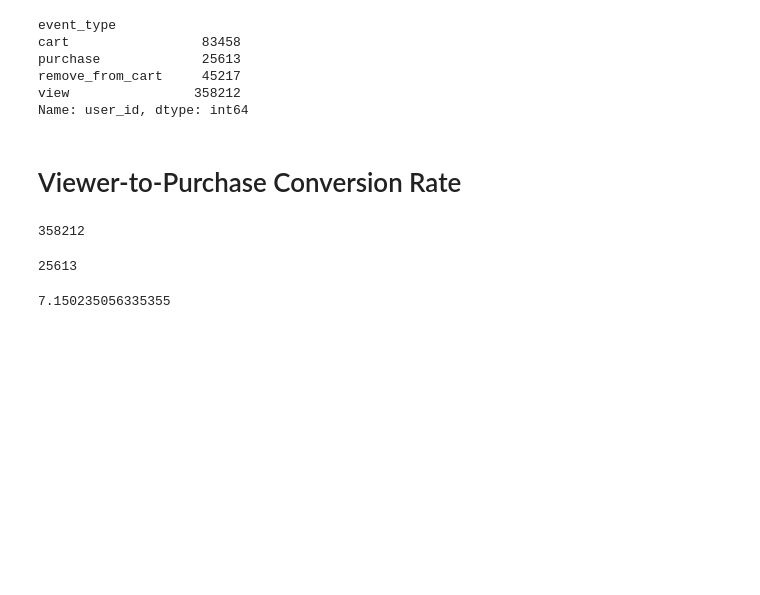
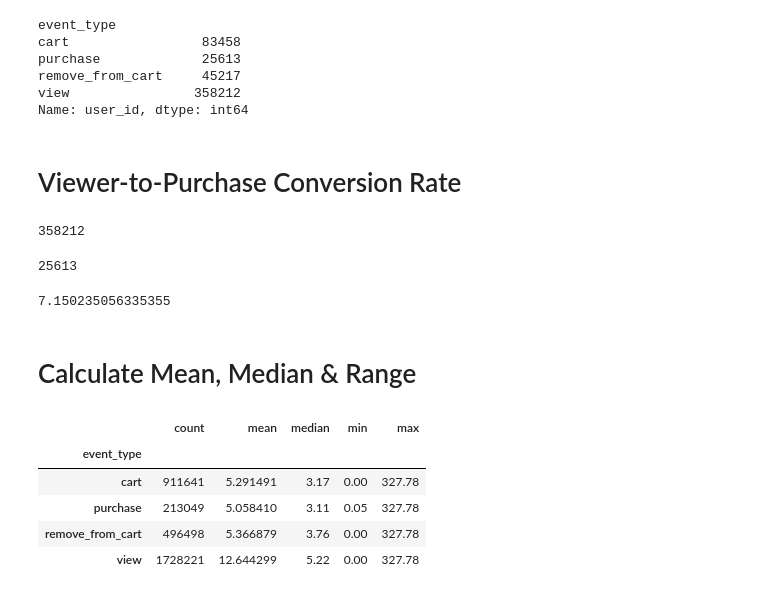
Before and after one commit to navyatharai1996/customer_retention_analytics_project, a Jupyter notebook: python/data_inspection.ipynb, the cells around one changed output. Saved outputs shown, nothing was run; the diff lists cells and outputs as text; code cells hidden in the pictures; blank space fills up the shorter version.

```diff
--- a/python/data_inspection.ipynb
+++ b/python/data_inspection.ipynb
@@ -912,3 +912,14 @@ purchase_users
 purchase_users / view_users * 100
 # %% [output]
 7.150235056335355
+# %% [markdown]
+# Calculate Mean, Median & Range
+# %%
+df.groupby('event_type')['price'].agg(['count','mean','median','min','max'])
+# %% [output]
+|  | count | mean | median | min | max |
+| event_type |  |  |  |  |  |
+| cart | 911641 | 5.291491 | 3.17 | 0.00 | 327.78 |
+| purchase | 213049 | 5.058410 | 3.11 | 0.05 | 327.78 |
+| remove_from_cart | 496498 | 5.366879 | 3.76 | 0.00 | 327.78 |
+| view | 1728221 | 12.644299 | 5.22 | 0.00 | 327.78 |
```
Also changed, not shown: parts of 15 cells of this notebook, 1 other file.
